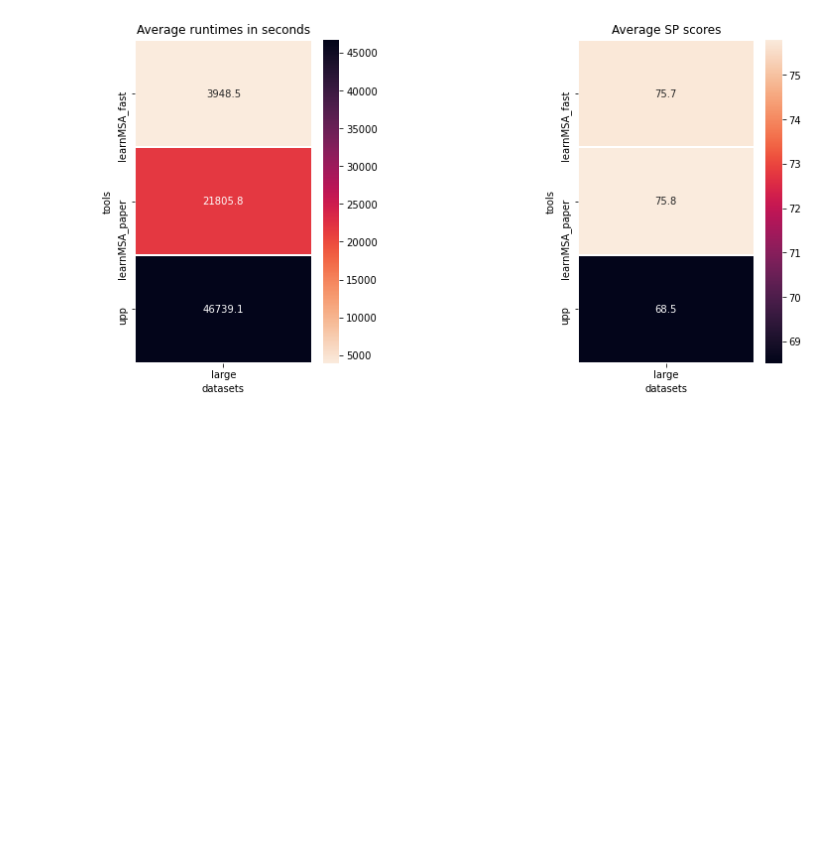
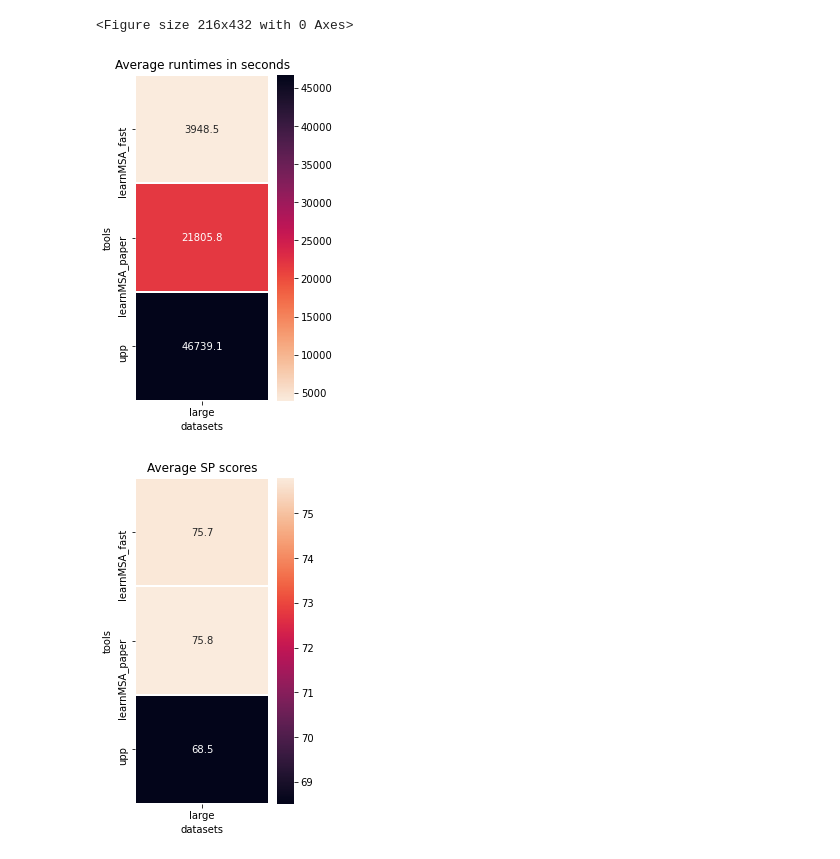
Before and after one commit to felbecker/MSA-HMM-Analysis, a Jupyter notebook: RuntimeComparison.ipynb, the cells around one changed output. Drawn from its saved outputs; the diff is of its cells as text; code cells hidden in the pictures; blank space fills up the shorter version.

```diff
--- a/RuntimeComparison.ipynb
+++ b/RuntimeComparison.ipynb
@@ -4,8 +4,6 @@ import seaborn as sns
 import matplotlib.pyplot as plt
 import numpy as np
 import pandas as pd
-
-plt.rcParams["figure.figsize"] = (12,6)
 
 def compute_average(data_path, value="runtime"):
     #open the file
@@ -29,6 +27,7 @@ def compute_average(data_path, value="runtime"):
     return total / line_count
 
 def plot_comparison(datasets, tools, ax, value="runtime", title="", revert_color=False):
+    plt.rcParams["figure.figsize"] = (2+len(datasets),6)
     get_size = lambda data_path : len([name for name in os.listdir(data_path) if name.endswith(".fasta")])
     expected_sizes = [get_size("./data/"+dataset+"/train/") for dataset in datasets]
     #runtimes per tool and model
@@ -56,11 +61,13 @@ plt.savefig("fig/learnMSA_fast_comparison.pdf", bbox_inches='tight')
 # %%
 datasets = ["large"]
 tools = ["learnMSA_fast", "learnMSA_paper", "upp"]
-f, (ax1, ax2) = plt.subplots(1,2)
 plt.subplots_adjust(wspace=1)
-plot_comparison(datasets, tools, ax=ax1, value="runtime", title="Average runtimes in seconds", revert_color=True)
-plot_comparison(datasets, tools, ax=ax2, value="SP", title="Average SP scores")
-
+f, ax = plt.subplots(1,1)
+plot_comparison(datasets, tools, ax=ax, value="runtime", title="Average runtimes in seconds", revert_color=True)
 plt.savefig("fig/learnMSA_fast_comparison_large.pdf", bbox_inches='tight')
+f, ax = plt.subplots(1,1)
+plot_comparison(datasets, tools, ax=ax, value="SP", title="Average SP scores")
 # %% [output]
+<Figure size 216x432 with 0 Axes>
-[figure, old version]
+[figure, new version]
+[figure, added]
```
Also changed, not shown: parts of 1 cell of this notebook, 2 other files.
